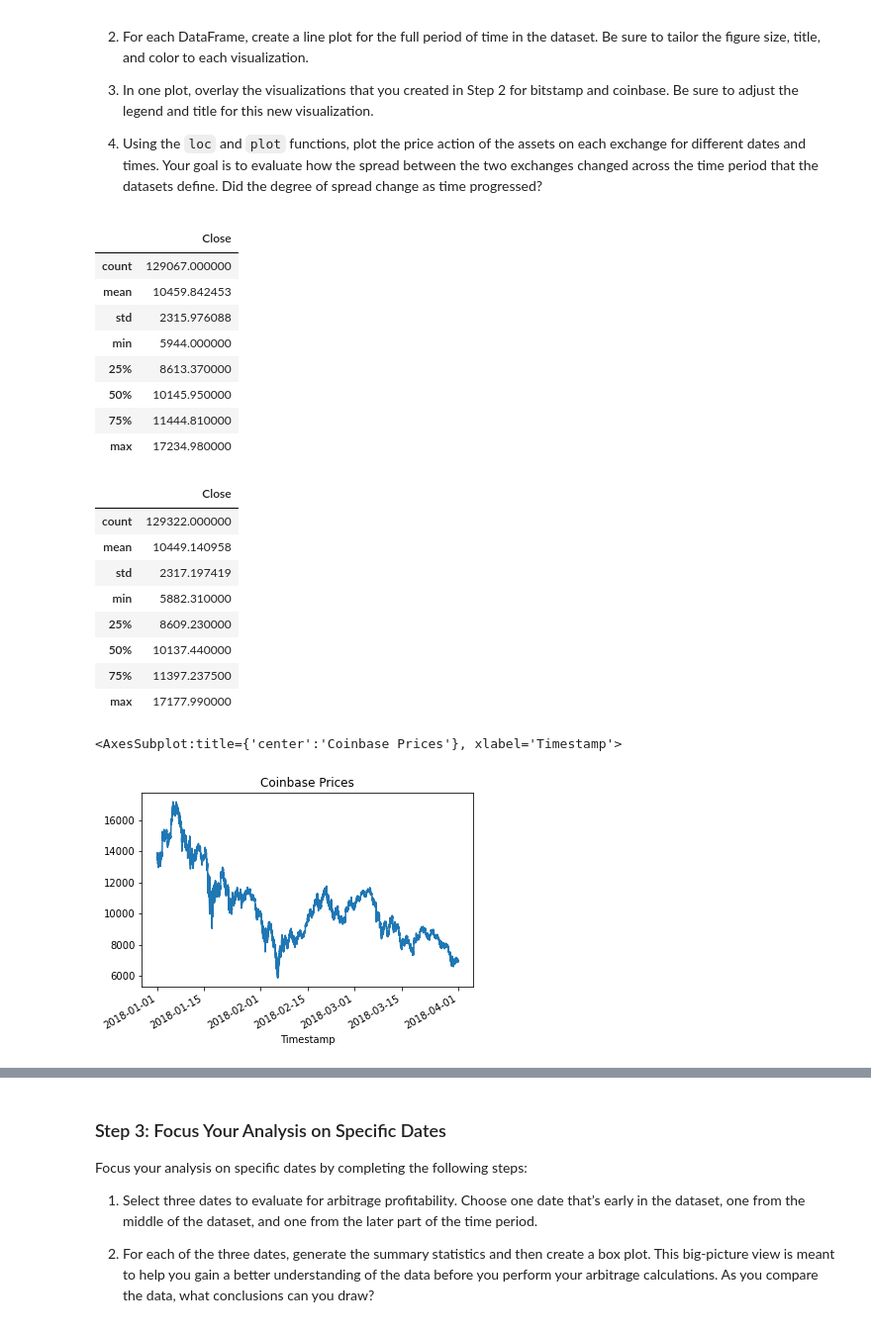
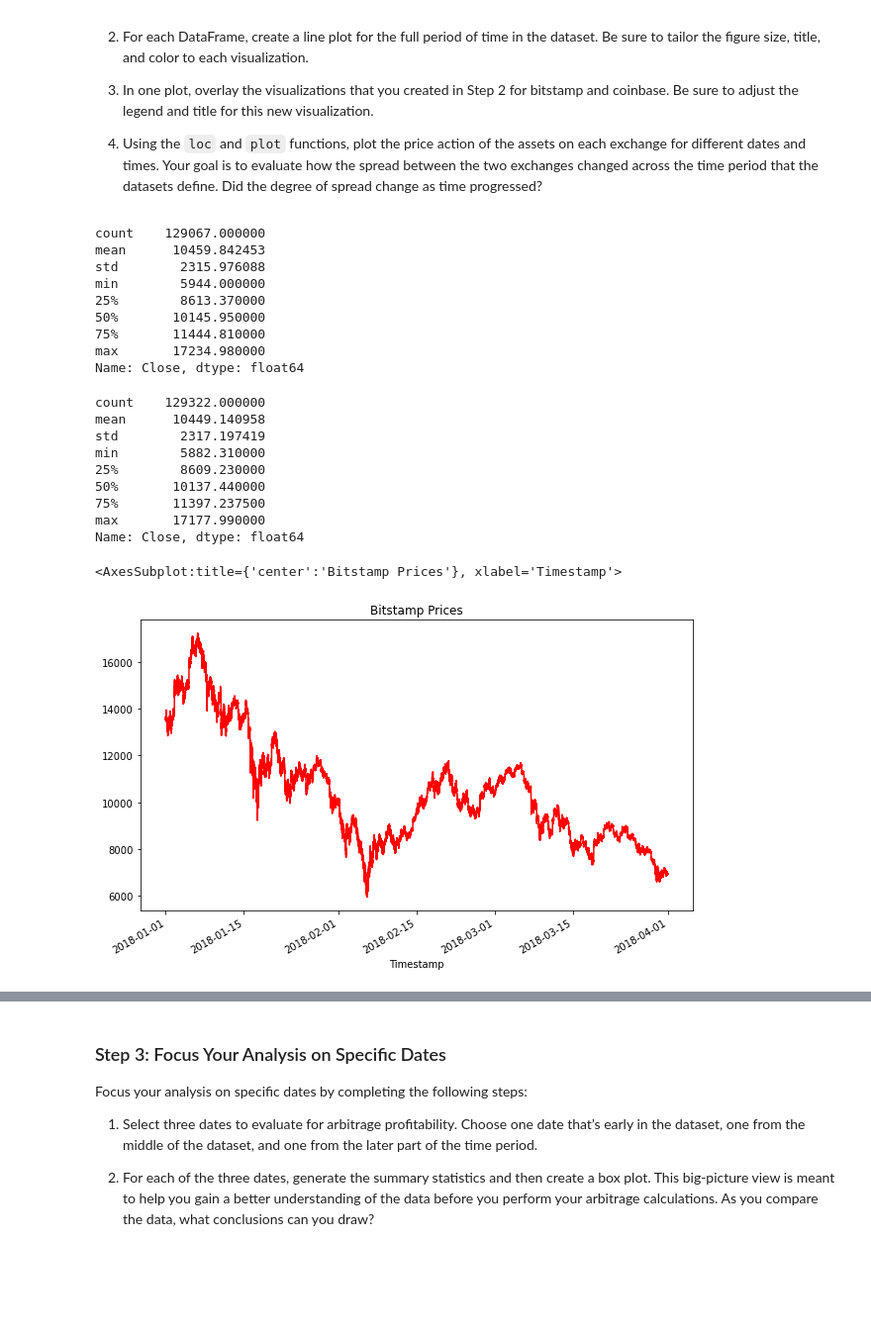
Before and after one commit to JunTheRewels/arbitrage, a Jupyter notebook: crypto_arbitrage.ipynb, the cells around one changed output, grey strips where cells are left out. Shown: that part at 99% size. Drawn from its saved outputs; the diff is of its cells as text; code cells hidden in the pictures; blank space fills up the shorter version.

```diff
--- a/crypto_arbitrage.ipynb
+++ b/crypto_arbitrage.ipynb
@@ -193,8 +193,8 @@ Select the data you want to analyze. Use `loc` or `iloc` to select the following
 * Close
 # %%
 # Use loc or iloc to select `Timestamp (the index)` and `Close` from bitstamp DataFrame
-bitstamp_sliced = # YOUR CODE HERE
+bitstamp_sliced = bitstamp.loc[:, "Close"]
 
 # Review the first five rows of the DataFrame
-# YOUR CODE HERE
+bitstamp_sliced.head()
 # %% [output]
@@ -233,37 +233,37 @@ Sort through the time series data associated with the bitstamp and coinbase Data
 4. Using the `loc` and `plot` functions, plot the price action of the assets on each exchange for different dates and times. Your goal is to evaluate how the spread between the two exchanges changed across the time period that the datasets define. Did the degree of spread change as time progressed?
 # %%
 # Generate the summary statistics for the bitstamp DataFrame
-# YOUR CODE HERE
+bitstamp_sliced.describe()
 # %% [output]
-|  | Close |
-| count | 129067.000000 |
-| mean | 10459.842453 |
-| std | 2315.976088 |
-| min | 5944.000000 |
-| 25% | 8613.370000 |
-| 50% | 10145.950000 |
-| 75% | 11444.810000 |
-| max | 17234.980000 |
+count    129067.000000
+mean      10459.842453
+std        2315.976088
+min        5944.000000
+25%        8613.370000
+50%       10145.950000
+75%       11444.810000
+max       17234.980000
+Name: Close, dtype: float64
 # %%
 # Generate the summary statistics for the coinbase DataFrame
-# YOUR CODE HERE
+coinbase_sliced.describe()
 # %% [output]
-|  | Close |
-| count | 129322.000000 |
-| mean | 10449.140958 |
-| std | 2317.197419 |
-| min | 5882.310000 |
-| 25% | 8609.230000 |
-| 50% | 10137.440000 |
-| 75% | 11397.237500 |
-| max | 17177.990000 |
+count    129322.000000
+mean      10449.140958
+std        2317.197419
+min        5882.310000
+25%        8609.230000
+50%       10137.440000
+75%       11397.237500
+max       17177.990000
+Name: Close, dtype: float64
 # %%
 # Create a line plot for the bitstamp DataFrame for the full length of time in the dataset
 # Be sure that the figure size, title, and color are tailored to each visualization
-# YOUR CODE HERE
+bitstamp_sliced.plot(kind="line", figsize=(10, 6), title= "Bitstamp Prices", color="red")
 # %% [output]
-<AxesSubplot:title={'center':'Coinbase Prices'}, xlabel='Timestamp'>
+<AxesSubplot:title={'center':'Bitstamp Prices'}, xlabel='Timestamp'>
-[figure, old version]
+[figure, new version]
 # %%
 # Create a line plot for the coinbase DataFrame for the full length of time in the dataset
 # Be sure that the figure size, title, and color are tailored to each visualization
```
Also changed, not shown: parts of 16 cells of this notebook.
